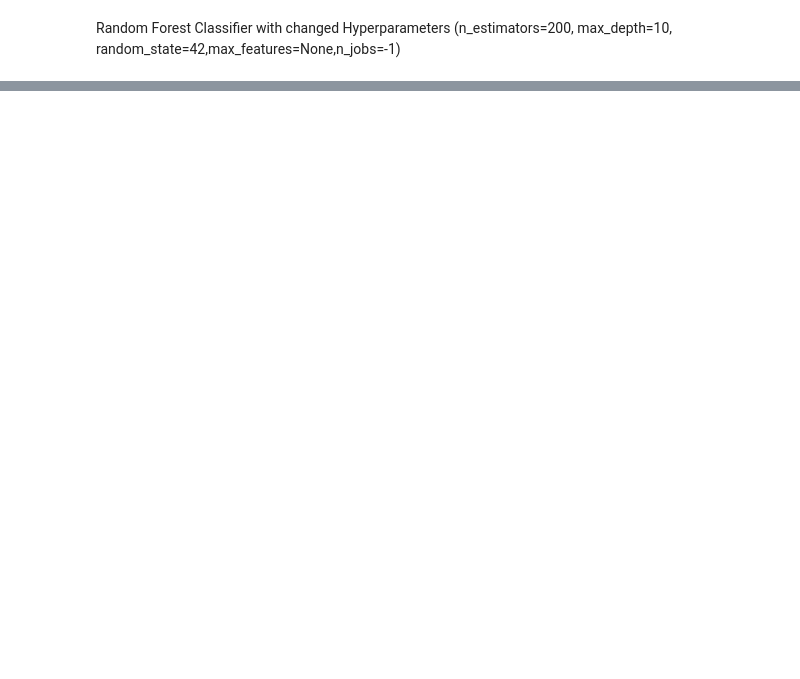
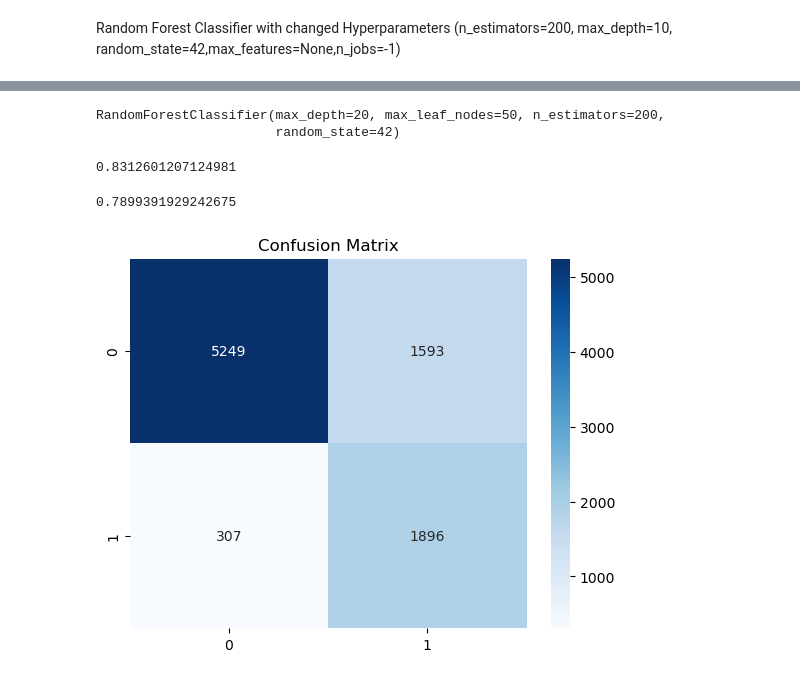
Before and after one commit to vgry5/Predicting-whether-income-exceeds-50K-yr-based-on-census-data, a Jupyter notebook: sol.ipynb, the cells around one changed output, grey strips where cells are left out. Cells and saved outputs as stored; diff of their text form; code cells hidden in the pictures; blank space fills up the shorter version.

```diff
--- a/sol.ipynb
+++ b/sol.ipynb
@@ -380,0 +350,28 @@ print (cm)
+# %%
+X1_train, X1_test, Y1_train, Y1_test = train_test_split(data, target, test_size=0.2, random_state=42)
+X1_train, Y1_train = SMOTE().fit_resample(X1_train, Y1_train)
+
+
+ran_forest = RandomForestClassifier(random_state=42, n_estimators=200,max_depth=20,max_leaf_nodes=50)
+ran_forest.fit(X1_train, Y1_train)
+# %% [output]
+RandomForestClassifier(max_depth=20, max_leaf_nodes=50, n_estimators=200,
+                       random_state=42)
+# %%
+ran_forest.score(X1_train, Y1_train)
+# %% [output]
+0.8312601207124981
+# %%
+Pred = ran_forest.predict(X1_test)
+accuracy_score(Y1_test,Pred)
+# %% [output]
+0.7899391929242675
+# %%
+cm = confusion_matrix(Y1_test, Pred)
+sns.heatmap(cm, annot=True, cmap='Blues', fmt='g')
+plt.xlabel = 'Predicted'
+plt.ylabel = 'Actual'
+plt.title('Confusion Matrix')
+plt.show()
+# %% [output]
+[figure, added]
```
Also changed, not shown: parts of 44 cells of this notebook.
